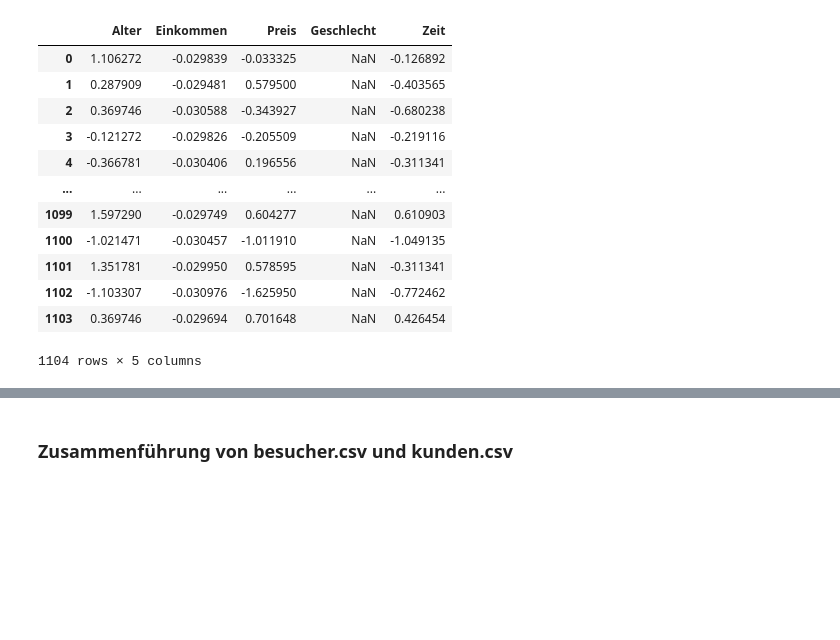
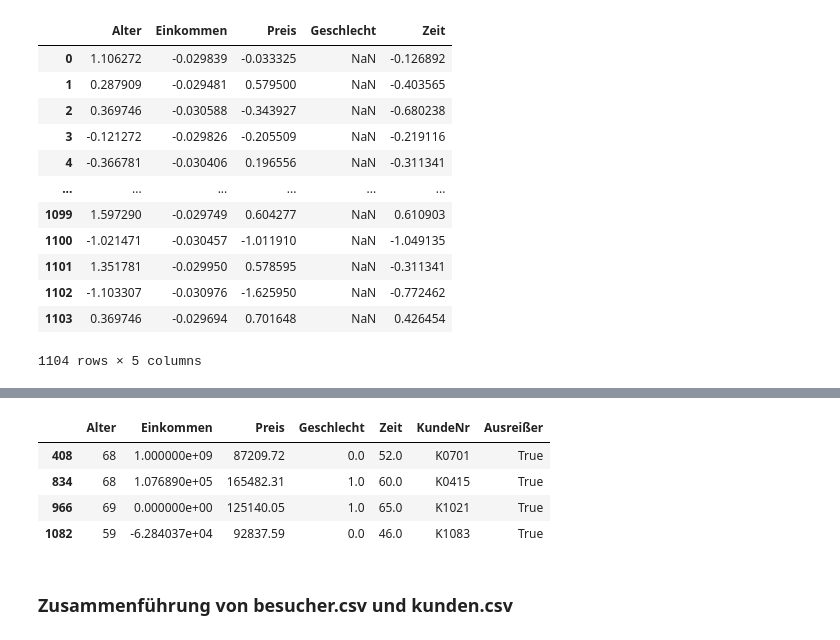
Before and after one commit to EWERLIA/final_projectSS24_Group7, a Jupyter notebook: presentation.ipynb, the cells around one changed output, grey strips where cells are left out. Cells and saved outputs as stored; diff of their text form; code cells hidden in the pictures; blank space fills up the shorter version.

```diff
--- a/presentation.ipynb
+++ b/presentation.ipynb
@@ -132,3 +159,11 @@ train
+# %%
+df_kunden.loc[df_kunden["Ausreißer"] == True]
+# %% [output]
+|  | Alter | Einkommen | Preis | Geschlecht | Zeit | KundeNr | Ausreißer |
+| 408 | 68 | 1.000000e+09 | 87209.72 | 0.0 | 52.0 | K0701 | True |
+| 834 | 68 | 1.076890e+05 | 165482.31 | 1.0 | 60.0 | K0415 | True |
+| 966 | 69 | 0.000000e+00 | 125140.05 | 1.0 | 65.0 | K1021 | True |
+| 1082 | 59 | -6.284037e+04 | 92837.59 | 0.0 | 46.0 | K1083 | True |
 # %% [markdown]
 ### Zusammenführung von besucher.csv und kunden.csv
 # %%
```
Also changed, not shown: parts of 15 cells of this notebook.
